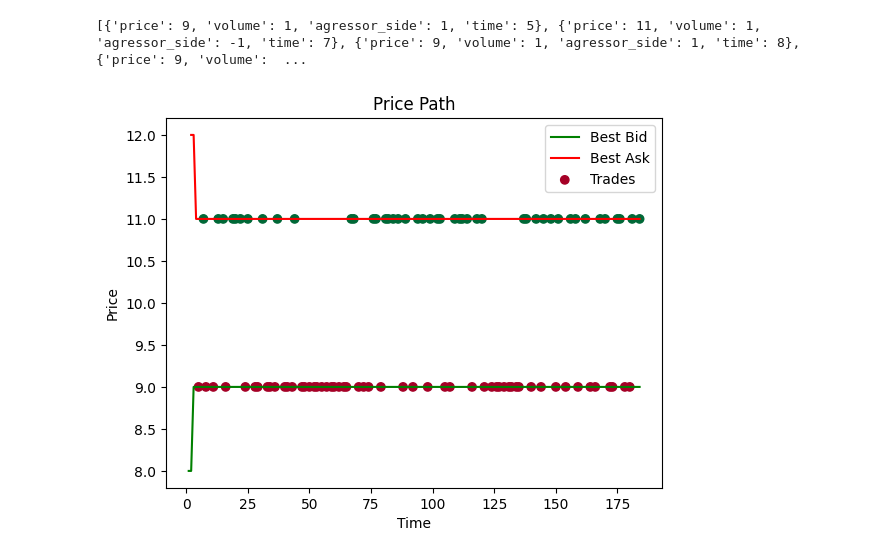
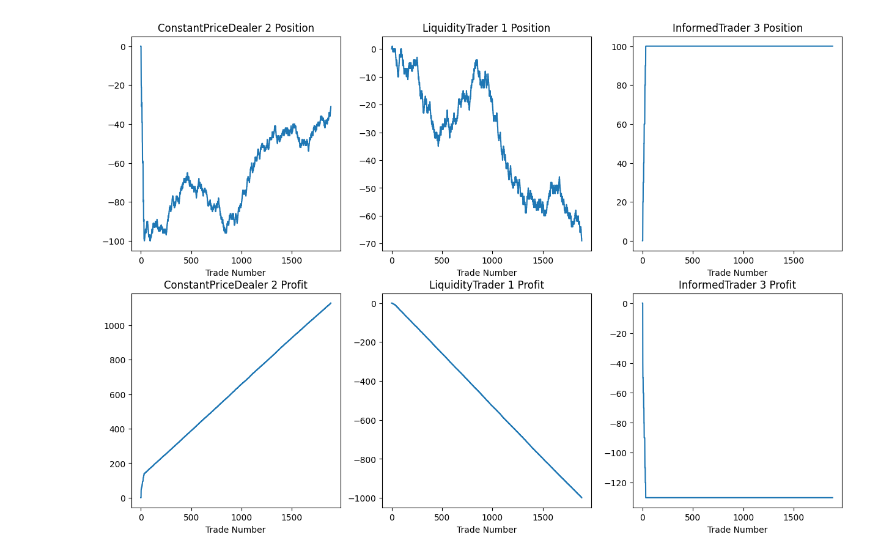
Before and after one commit to BBieganowski/pymicrostructure, a Jupyter notebook: playground.ipynb, the cells around one changed output. Saved outputs shown, nothing was run; the diff lists cells and outputs as text; code cells hidden in the pictures.

```diff
--- a/playground.ipynb
+++ b/playground.ipynb
@@ -12,2 +20,2 @@ dealer2 = ConstantPriceDealer(3, market, 10, 4, 5)
 # %%
-market.run(100)
+market.run(1000)
@@ -54,5 +22,4 @@ market.ob_snapshots
-# %%
-price_path(market)
-# %% [output]
-[{'price': 9, 'volume': 1, 'agressor_side': 1, 'time': 5}, {'price': 11, 'volume': 1, 'agressor_side': -1, 'time': 7}, {'price': 9, 'volume': 1, 'agressor_side': 1, 'time': 8}, {'price': 9, 'volume':  ...
-[figure, removed]
+# %%
+participant_comparison(market.participants)
+# %% [output]
+[figure, added]
```
Also changed, not shown: parts of 5 cells of this notebook, 21 other files.
